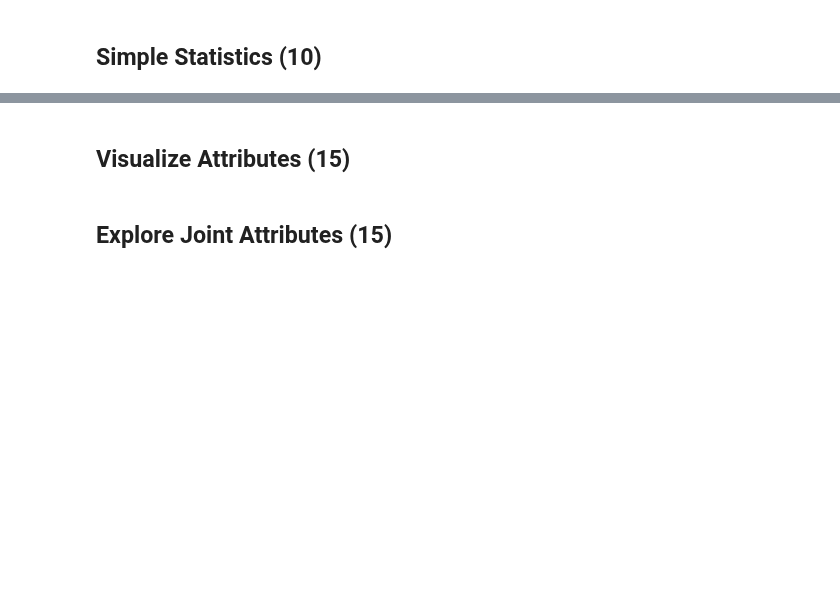
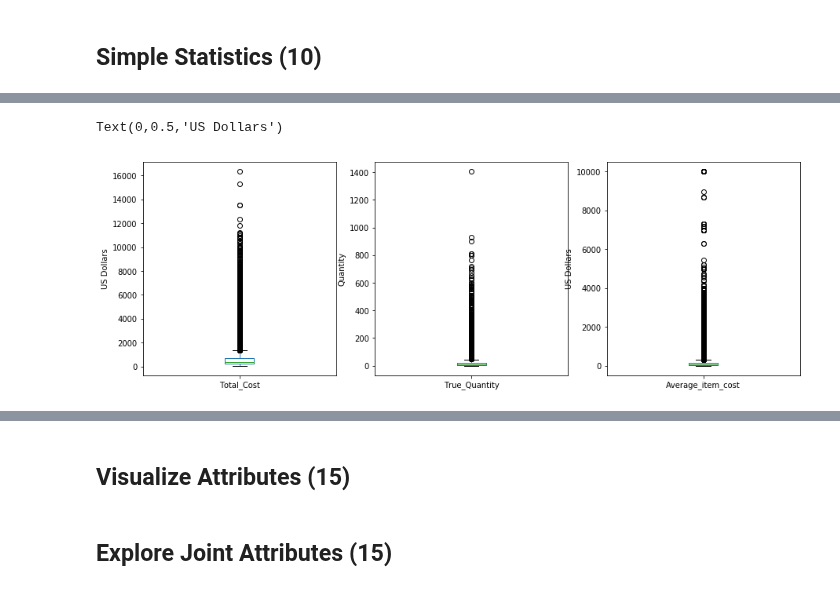
Before and after one commit to davestroud/DataMining_SMU, a Jupyter notebook: Template.ipynb, the cells around one changed output, grey strips where cells are left out. Drawn from its saved outputs; the diff is of its cells as text; code cells hidden in the pictures; blank space fills up the shorter version.

```diff
--- a/Template.ipynb
+++ b/Template.ipynb
@@ -10,0 +297,14 @@
+# %%
+plt.figure(figsize = (15,5))
+plt.subplot(1,3,1)
+df_train.Total_Cost.plot(kind='box')
+plt.ylabel('US Dollars')
+plt.subplot(1,3,2)
+df_train.True_Quantity.plot(kind='box')
+plt.ylabel('Quantity')
+plt.subplot(1,3,3)
+df_train.Average_item_cost.plot(kind='box')
+plt.ylabel('US Dollars')
+# %% [output]
+Text(0,0.5,'US Dollars')
+[figure, added]
```
Also changed, not shown: parts of 42 cells of this notebook.
